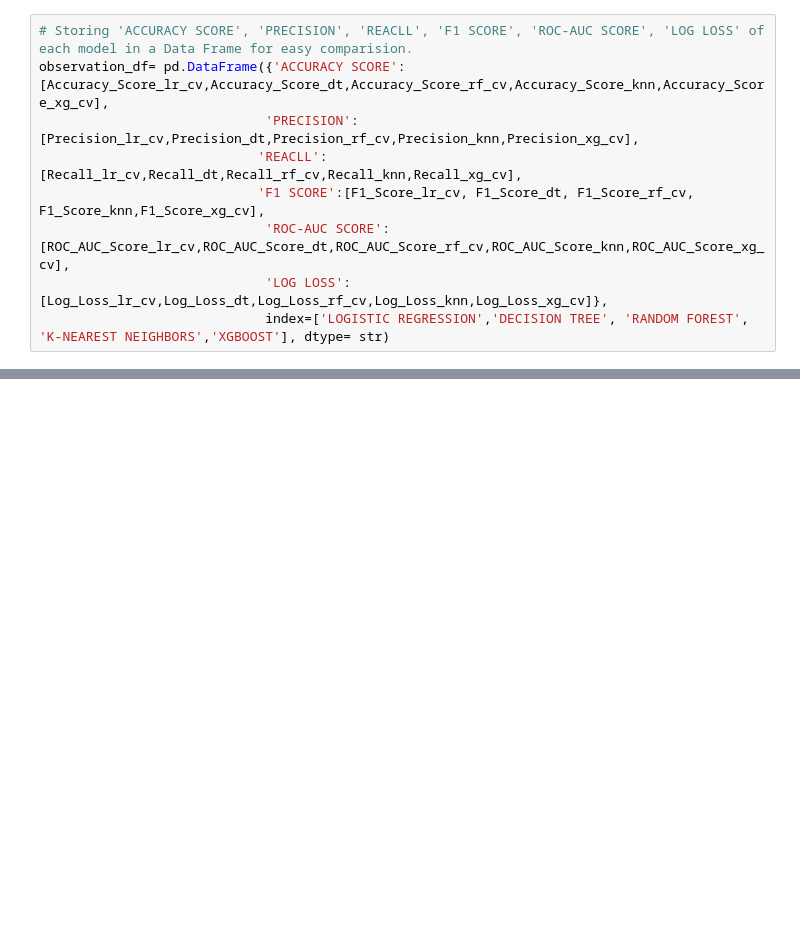
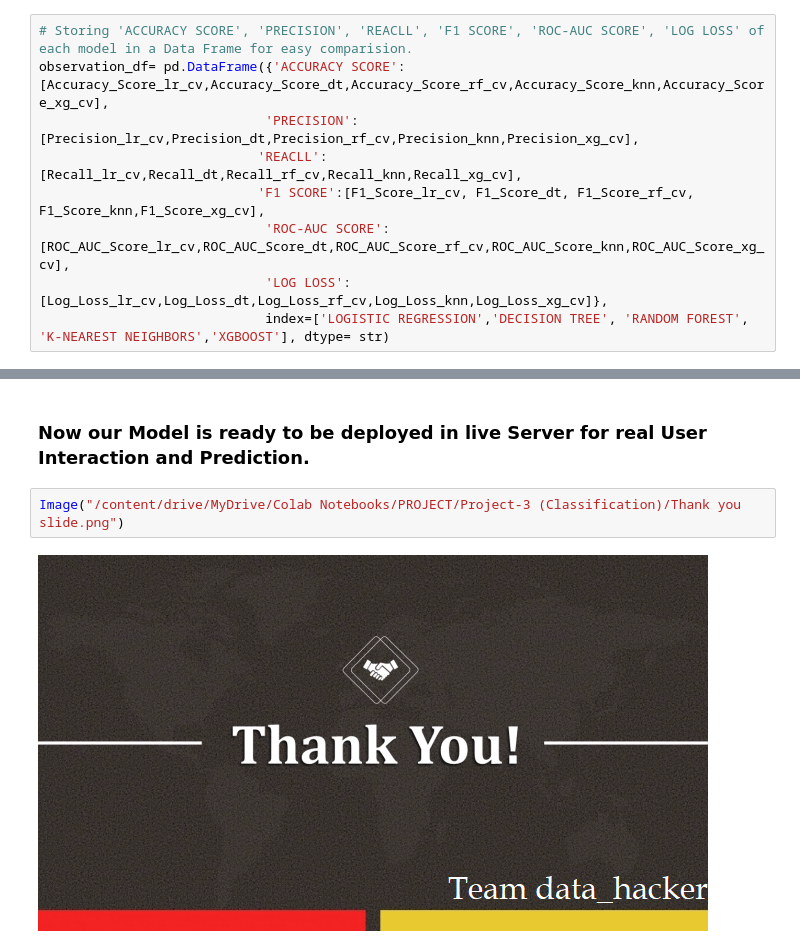
Before and after one commit to RPSahoo219/Health_Insurance_Cross_Sell_Prediction, a Jupyter notebook: Health_Insurance_Cross_Sell_Prediction.ipynb, the cells around one changed output, grey strips where cells are left out. Drawn from its saved outputs; the diff is of its cells as text; blank space fills up the shorter version.

```diff
--- a/Health_Insurance_Cross_Sell_Prediction.ipynb
+++ b/Health_Insurance_Cross_Sell_Prediction.ipynb
@@ -1721,0 +1839,6 @@ observation_df.sort_values(by='ACCURACY SCORE', ascending= False)
+# %% [markdown]
+### Now our Model is ready to be deployed in live Server for real User Interaction and Prediction.
+# %%
+Image("/content/drive/MyDrive/Colab Notebooks/PROJECT/Project-3 (Classification)/Thank you slide.png")
+# %% [output]
+[figure, added]
```
Also changed, not shown: parts of 77 cells of this notebook.
